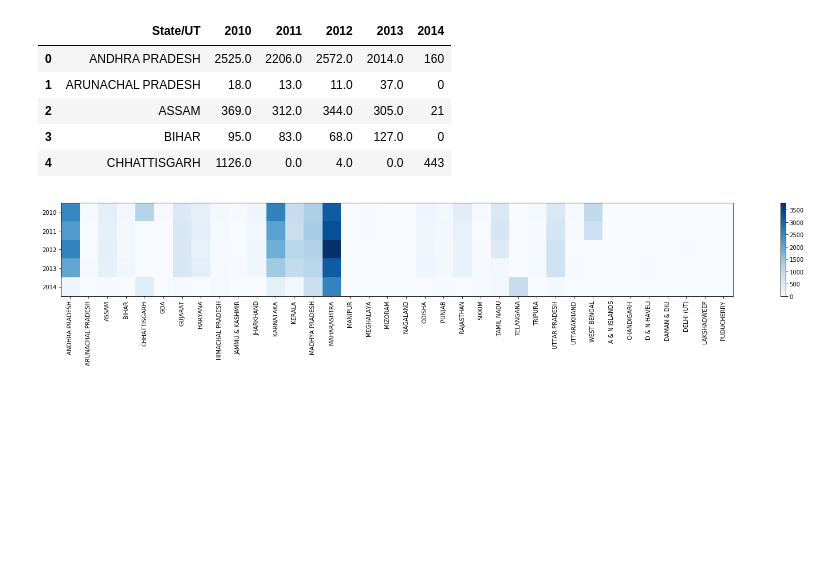
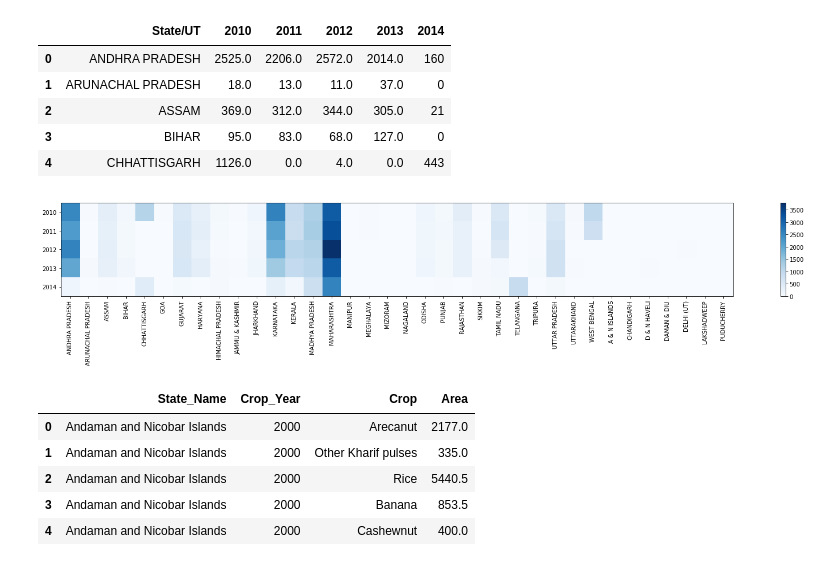
Before and after one commit to nitinvbharti/Agriculture_Analysis, a Jupyter notebook: Agro_analysis.ipynb, the cells around one changed output. Saved outputs shown, nothing was run; the diff lists cells and outputs as text; code cells hidden in the pictures; blank space fills up the shorter version.

```diff
--- a/Agro_analysis.ipynb
+++ b/Agro_analysis.ipynb
@@ -237,3 +238,16 @@ plt.colorbar()
 plt.show()
 # %% [output]
 [figure]
+# %%
+area = crop_prod.copy()
+area = area.loc[area.loc[:,'Crop_Year'] >=2000,:]
+area.drop(columns={'Production'},inplace=True)
+area = area.groupby(['State_Name','Crop_Year','Crop'],as_index=False,sort=False).mean()
+area.head()
+# %% [output]
+|  | State_Name | Crop_Year | Crop | Area |
+| 0 | Andaman and Nicobar Islands | 2000 | Arecanut | 2177.0 |
+| 1 | Andaman and Nicobar Islands | 2000 | Other Kharif pulses | 335.0 |
+| 2 | Andaman and Nicobar Islands | 2000 | Rice | 5440.5 |
+| 3 | Andaman and Nicobar Islands | 2000 | Banana | 853.5 |
+| 4 | Andaman and Nicobar Islands | 2000 | Cashewnut | 400.0 |
```
Also changed, not shown: parts of 4 cells of this notebook, 3 other files.
